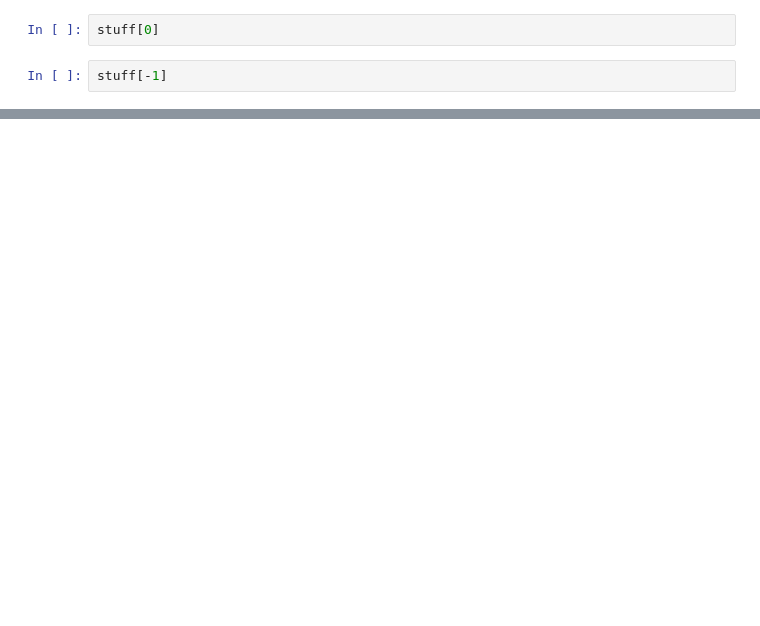
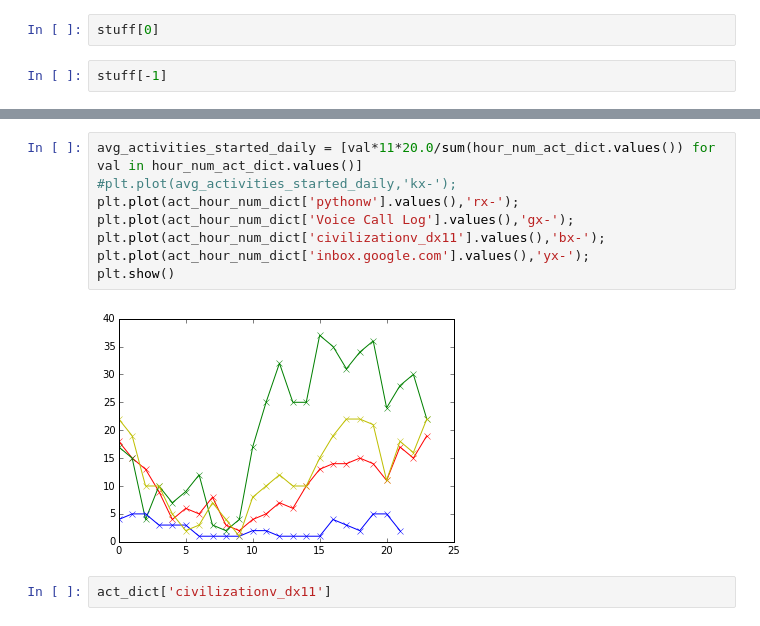
Before and after one commit to sanketsharma411/RescueTime, a Jupyter notebook: test.ipynb, the cells around one changed output, grey strips where cells are left out. Drawn from its saved outputs; the diff is of its cells as text; blank space fills up the shorter version.

```diff
--- a/test.ipynb
+++ b/test.ipynb
@@ -60,0 +222,12 @@ time_spent_sorted[0:10]
+# %%
+avg_activities_started_daily = [val*11*20.0/sum(hour_num_act_dict.values()) for val in hour_num_act_dict.values()]
+#plt.plot(avg_activities_started_daily,'kx-');
+plt.plot(act_hour_num_dict['pythonw'].values(),'rx-');
+plt.plot(act_hour_num_dict['Voice Call Log'].values(),'gx-');
+plt.plot(act_hour_num_dict['civilizationv_dx11'].values(),'bx-');
+plt.plot(act_hour_num_dict['inbox.google.com'].values(),'yx-');
+plt.show()
+# %% [output]
+[figure, added]
+# %%
+act_dict['civilizationv_dx11']
```
Also changed, not shown: parts of 32 cells of this notebook.
